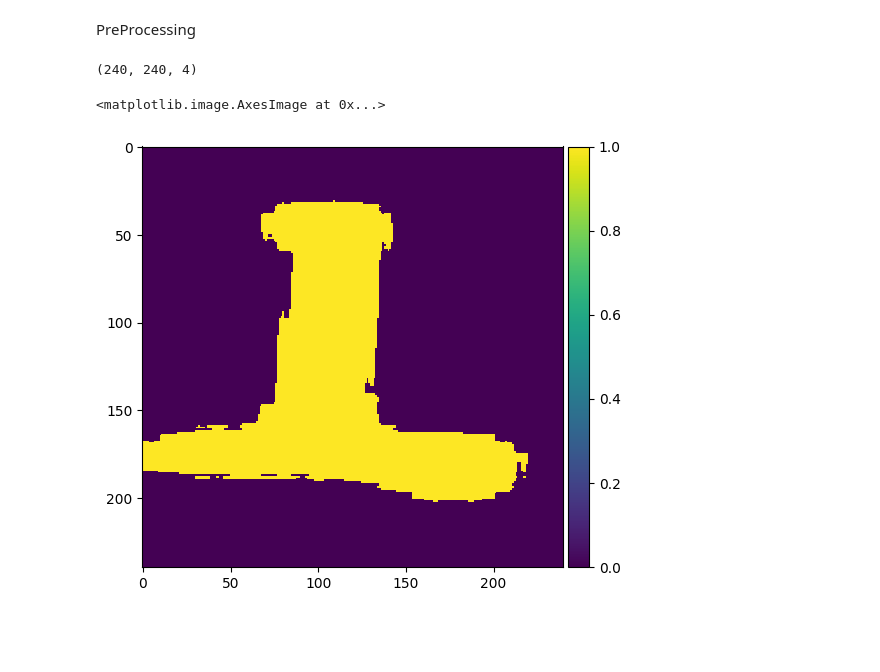
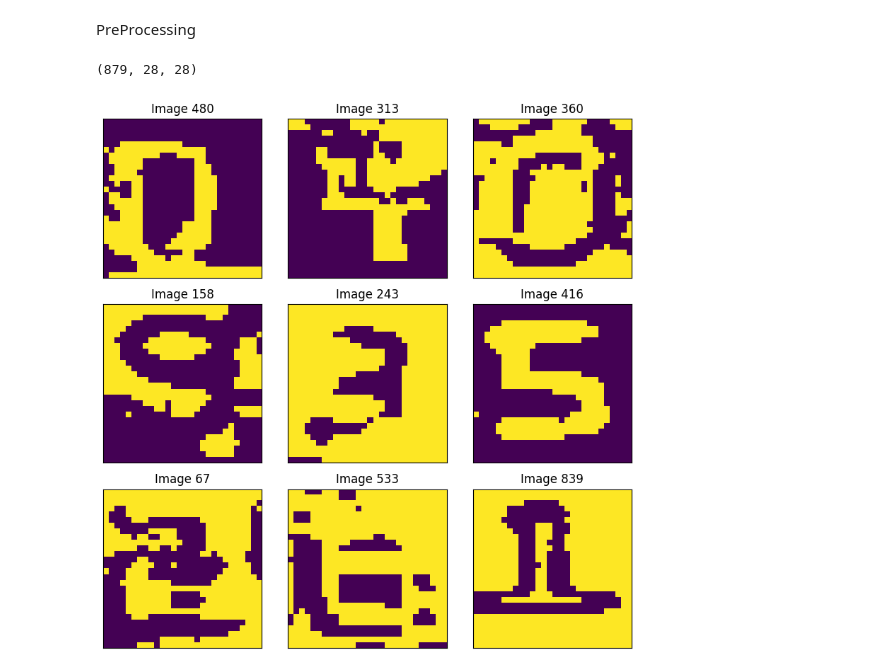
Before and after one commit to BasemRizk/Data-Analysis-Visualization, a Jupyter notebook: OCR_Task.ipynb, the cells around one changed output. Cells and saved outputs as stored; diff of their text form; code cells hidden in the pictures; blank space fills up the shorter version.

```diff
--- a/OCR_Task.ipynb
+++ b/OCR_Task.ipynb
@@ -145,17 +125,12 @@ for img in Gray_Images :
   normalized_img = exposure.rescale_intensity(img, in_range=(0, 255), out_range=(0, 1))
   Normalized_Images.append(normalized_img)
-# %%
-images[0].shape
-# %% [output]
-(240, 240, 4)
 # %%
-import numpy as np
-from skimage import io, exposure
+#Contrast Enhancement
 Enhanced_Images=[]
 # Load the image as a NumPy array
 for img in Normalized_Images:
-  # Apply contrast stretching to enhance the contrast of the image
-  p2, p98 = np.percentile(img, (10, 90))
-  enhanced_img = exposure.rescale_intensity(img, in_range=(p2, p98))
+  # Apply contrast stretching to enhance the contrast of the image between percentiles (10,90)
+  p10, p90 = np.percentile(img, (10, 90))
+  enhanced_img = exposure.rescale_intensity(img, in_range=(p10, p90))
   Enhanced_Images.append(enhanced_img)
 # %%
@@ -173,5 +146,7 @@ for img in Enhanced_Images:
-# %%
-io.imshow(Binarized_Images[807])
-# %% [output]
-<matplotlib.image.AxesImage at 0x...>
-[figure, removed]
+# %%
+#Convert to np.array
+Binarized_Images=np.array(Binarized_Images)
+# %%
+Binarized_Images.shape
+# %% [output]
+(879, 28, 28)
@@ -177,0 +157,14 @@ io.imshow(Binarized_Images[807])
+# %%
+#View Random sample of our dataset after preprocessing
+selected_imgs=Binarized_Images[indices]
+fig, axes = plt.subplots(nrows=3, ncols=3, figsize=(8, 8),
+                         subplot_kw={'xticks': [], 'yticks': []})
+
+for i, ax in enumerate(axes.flat):
+    ax.imshow(selected_imgs[i])
+    ax.set_title(f"Image {indices[i]}")
+
+plt.tight_layout()
+plt.show()
+# %% [output]
+[figure, added]
```
Also changed, not shown: parts of 26 cells of this notebook.
